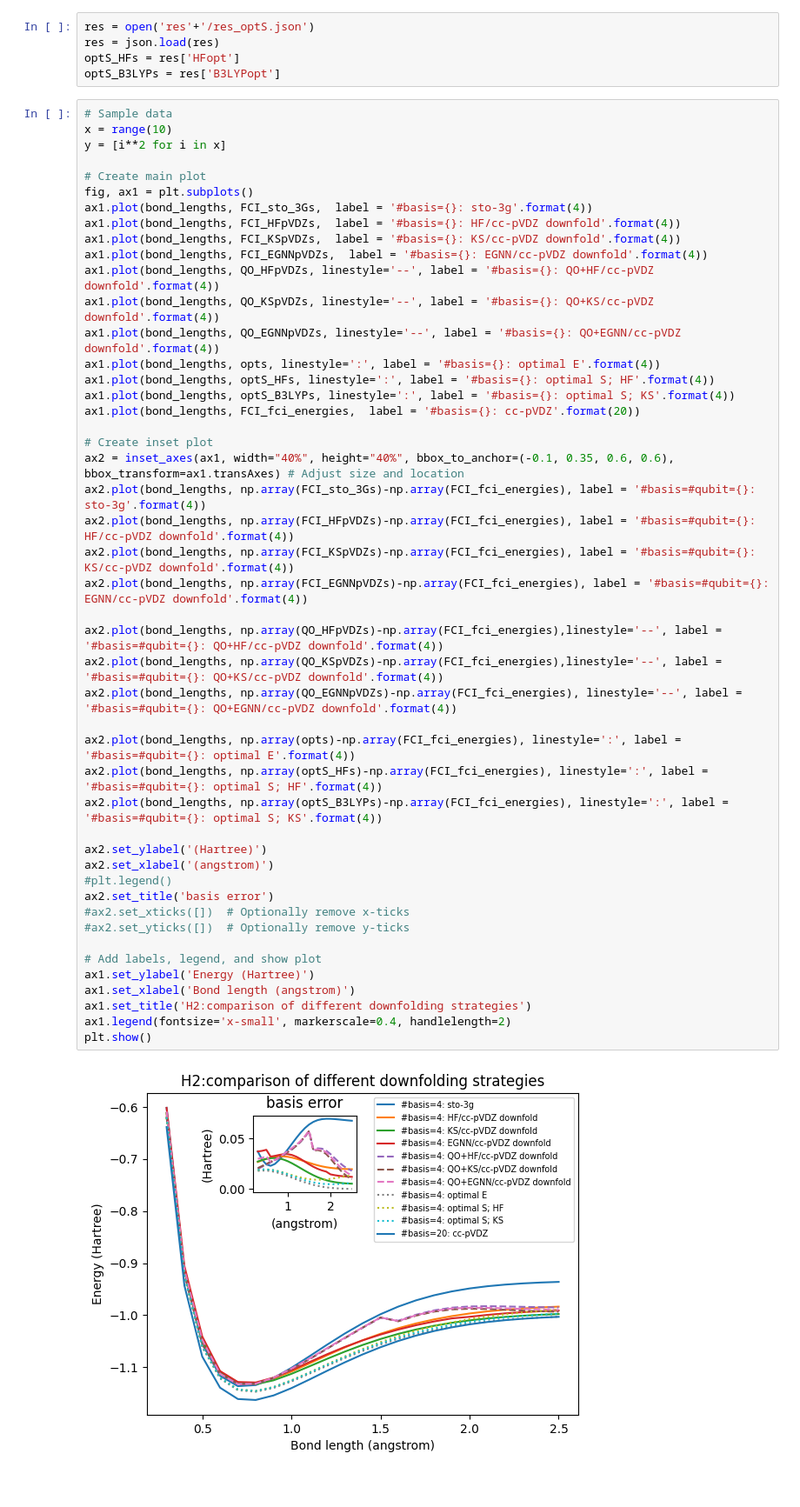
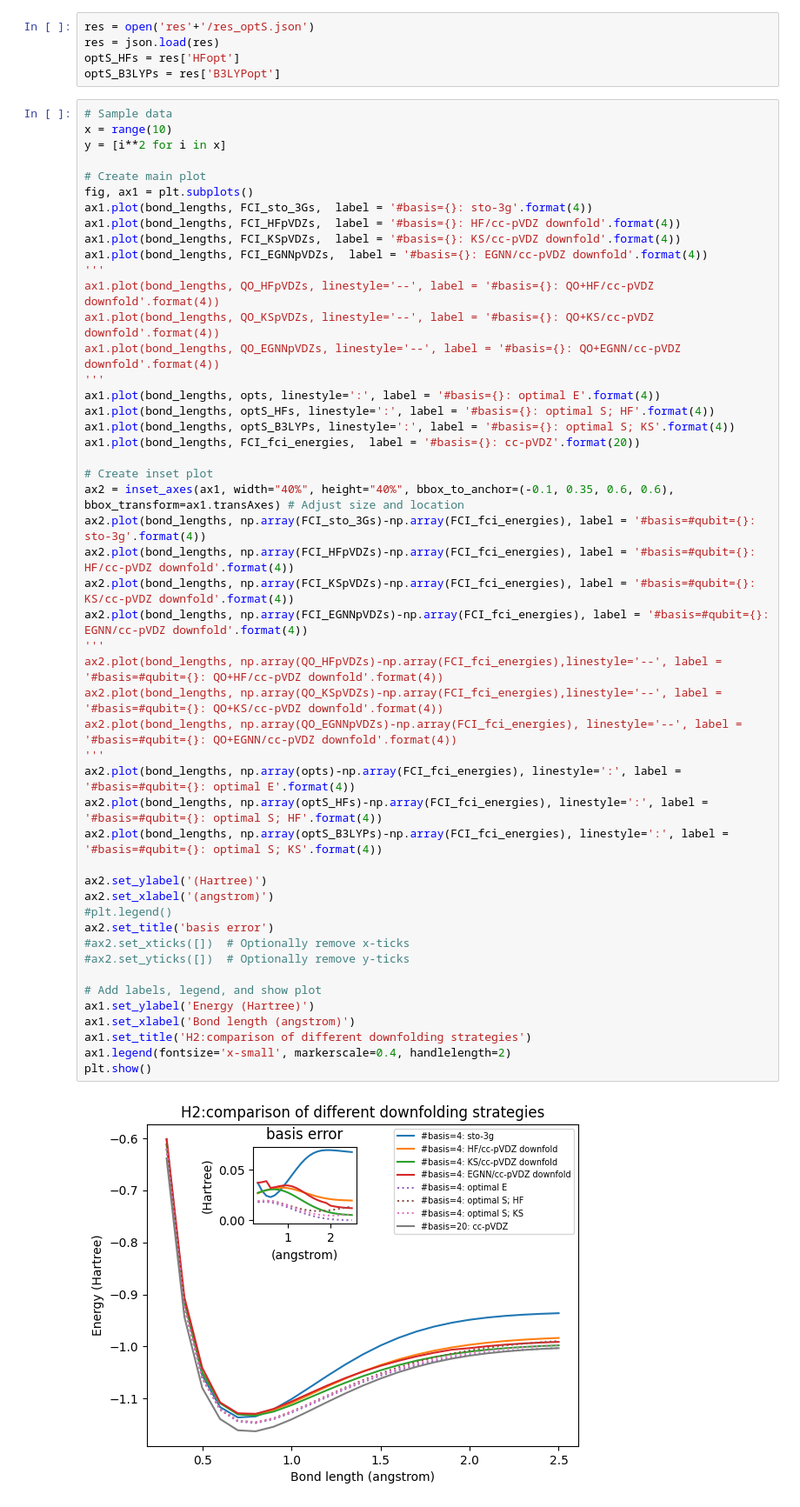
Before and after one commit to He-Wenhao/VQE_downfold, a Jupyter notebook: examples/H2_opt_basis/plots.ipynb, the cells around one changed output. Shown: that part at 87% size. Drawn from its saved outputs; the diff is of its cells as text.

```diff
--- a/examples/H2_opt_basis/plots.ipynb
+++ b/examples/H2_opt_basis/plots.ipynb
@@ -220,41 +220,43 @@ ax1.plot(bond_lengths, FCI_sto_3Gs,  label = '#basis={}: sto-3g'.format(4))
 ax1.plot(bond_lengths, FCI_HFpVDZs,  label = '#basis={}: HF/cc-pVDZ downfold'.format(4))
 ax1.plot(bond_lengths, FCI_KSpVDZs,  label = '#basis={}: KS/cc-pVDZ downfold'.format(4))
 ax1.plot(bond_lengths, FCI_EGNNpVDZs,  label = '#basis={}: EGNN/cc-pVDZ downfold'.format(4))
+'''
 ax1.plot(bond_lengths, QO_HFpVDZs, linestyle='--', label = '#basis={}: QO+HF/cc-pVDZ downfold'.format(4))
 ax1.plot(bond_lengths, QO_KSpVDZs, linestyle='--', label = '#basis={}: QO+KS/cc-pVDZ downfold'.format(4))
 ax1.plot(bond_lengths, QO_EGNNpVDZs, linestyle='--', label = '#basis={}: QO+EGNN/cc-pVDZ downfold'.format(4))
+'''
 ax1.plot(bond_lengths, opts, linestyle=':', label = '#basis={}: optimal E'.format(4))
 ax1.plot(bond_lengths, optS_HFs, linestyle=':', label = '#basis={}: optimal S; HF'.format(4))
 ax1.plot(bond_lengths, optS_B3LYPs, linestyle=':', label = '#basis={}: optimal S; KS'.format(4))
 ax1.plot(bond_lengths, FCI_fci_energies,  label = '#basis={}: cc-pVDZ'.format(20))
 
 # Create inset plot
 ax2 = inset_axes(ax1, width="40%", height="40%", bbox_to_anchor=(-0.1, 0.35, 0.6, 0.6), bbox_transform=ax1.transAxes) # Adjust size and location
 ax2.plot(bond_lengths, np.array(FCI_sto_3Gs)-np.array(FCI_fci_energies), label = '#basis=#qubit={}: sto-3g'.format(4))
 ax2.plot(bond_lengths, np.array(FCI_HFpVDZs)-np.array(FCI_fci_energies), label = '#basis=#qubit={}: HF/cc-pVDZ downfold'.format(4))
 ax2.plot(bond_lengths, np.array(FCI_KSpVDZs)-np.array(FCI_fci_energies), label = '#basis=#qubit={}: KS/cc-pVDZ downfold'.format(4))
 ax2.plot(bond_lengths, np.array(FCI_EGNNpVDZs)-np.array(FCI_fci_energies), label = '#basis=#qubit={}: EGNN/cc-pVDZ downfold'.format(4))
-
+'''
 ax2.plot(bond_lengths, np.array(QO_HFpVDZs)-np.array(FCI_fci_energies),linestyle='--', label = '#basis=#qubit={}: QO+HF/cc-pVDZ downfold'.format(4))
 ax2.plot(bond_lengths, np.array(QO_KSpVDZs)-np.array(FCI_fci_energies),linestyle='--', label = '#basis=#qubit={}: QO+KS/cc-pVDZ downfold'.format(4))
 ax2.plot(bond_lengths, np.array(QO_EGNNpVDZs)-np.array(FCI_fci_energies), linestyle='--', label = '#basis=#qubit={}: QO+EGNN/cc-pVDZ downfold'.format(4))
-
+'''
 ax2.plot(bond_lengths, np.array(opts)-np.array(FCI_fci_energies), linestyle=':', label = '#basis=#qubit={}: optimal E'.format(4))
 ax2.plot(bond_lengths, np.array(optS_HFs)-np.array(FCI_fci_energies), linestyle=':', label = '#basis=#qubit={}: optimal S; HF'.format(4))
 ax2.plot(bond_lengths, np.array(optS_B3LYPs)-np.array(FCI_fci_energies), linestyle=':', label = '#basis=#qubit={}: optimal S; KS'.format(4))
 
 ax2.set_ylabel('(Hartree)')
 ax2.set_xlabel('(angstrom)')
 #plt.legend()
 ax2.set_title('basis error')
 #ax2.set_xticks([])  # Optionally remove x-ticks
 #ax2.set_yticks([])  # Optionally remove y-ticks
 
 # Add labels, legend, and show plot
 ax1.set_ylabel('Energy (Hartree)')
 ax1.set_xlabel('Bond length (angstrom)')
 ax1.set_title('H2:comparison of different downfolding strategies')
 ax1.legend(fontsize='x-small', markerscale=0.4, handlelength=2)
 plt.show()
 # %% [output]
-[figure, old version]
+[figure, new version]
```
Also changed, not shown: 3 other files.
